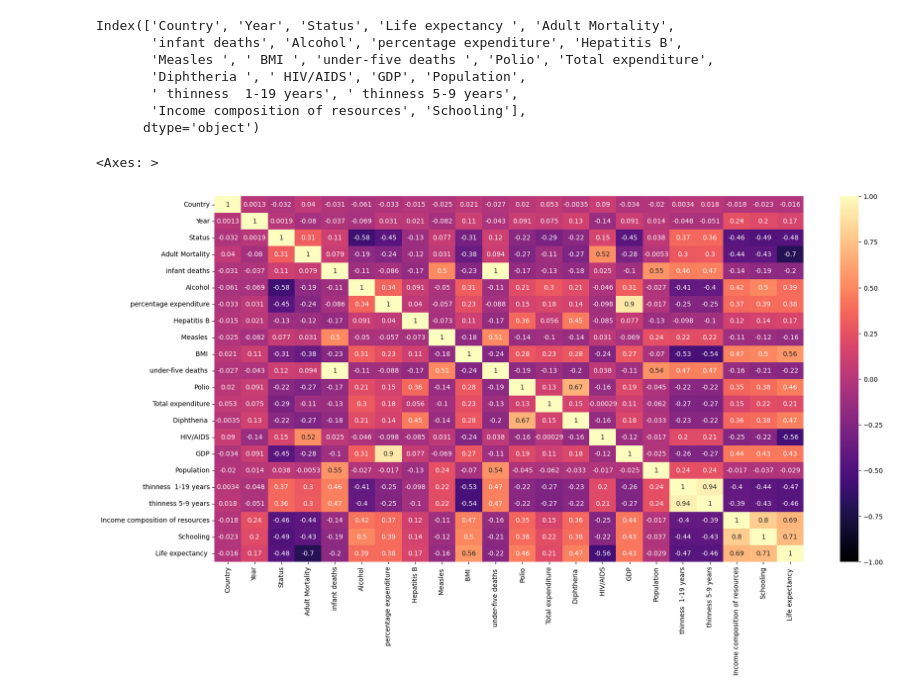
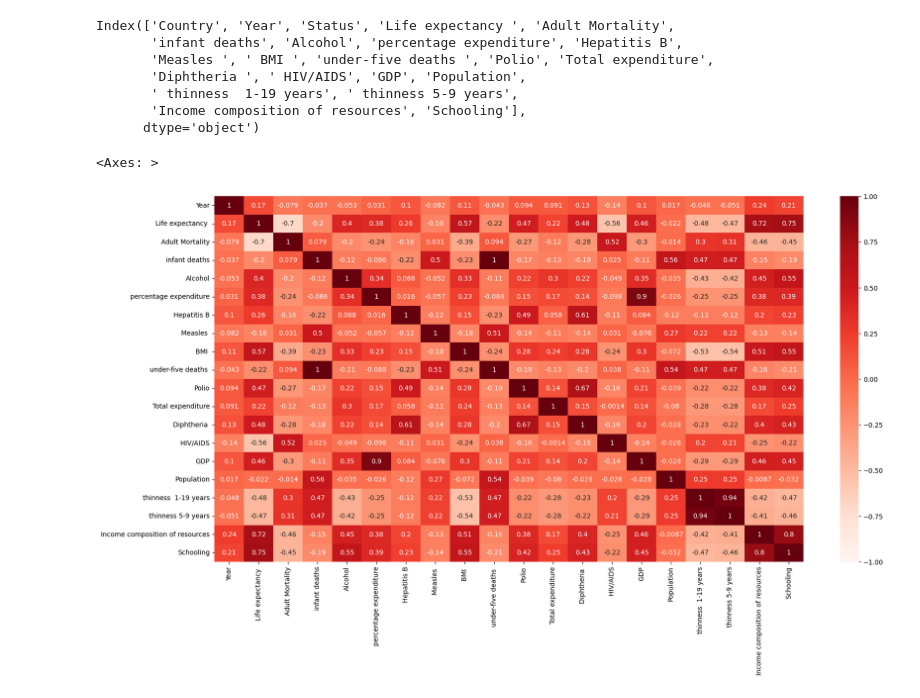
Before and after one commit to meet-vasita/Life-Expectancy-Classication-Model, a Jupyter notebook: Model.ipynb, the cells around one changed output. Cells and saved outputs as stored; diff of their text form; code cells hidden in the pictures.

```diff
--- a/Model.ipynb
+++ b/Model.ipynb
@@ -115,10 +115,10 @@ df = df[['Country', 'Year', 'Status', 'Adult Mortality',
        'Income composition of resources', 'Schooling','Life expectancy ']]
 # %%
 plt.figure(figsize=(20,10))
-sns.heatmap(df.corr(),annot=True,vmax=1,vmin=-1,center=0,cmap='magma')
+sns.heatmap(numerical_col.corr(), annot= True, vmax=1,vmin=-1,center=0,cmap='Reds')
 # %% [output]
 <Axes: >
-[figure, old version]
+[figure, new version]
 # %%
 # Use Label Encoding
 from sklearn.preprocessing import LabelEncoder
```
Also changed, not shown: parts of 8 cells of this notebook, 4 other files.
